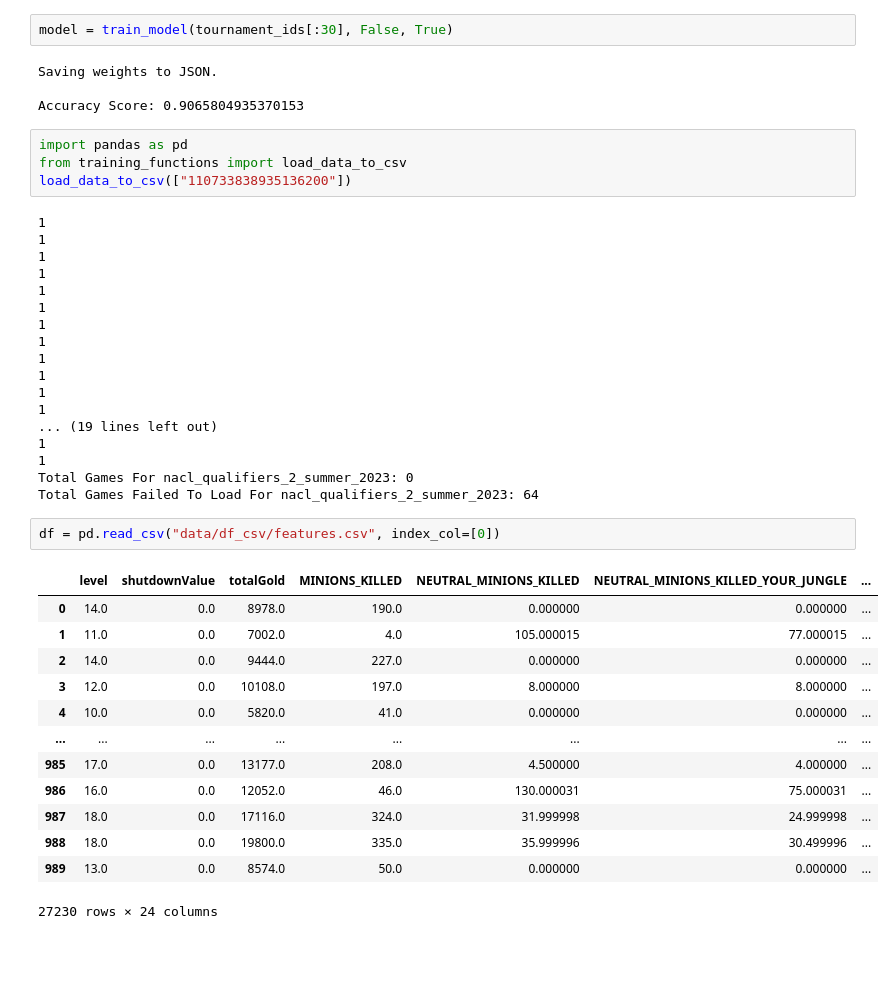
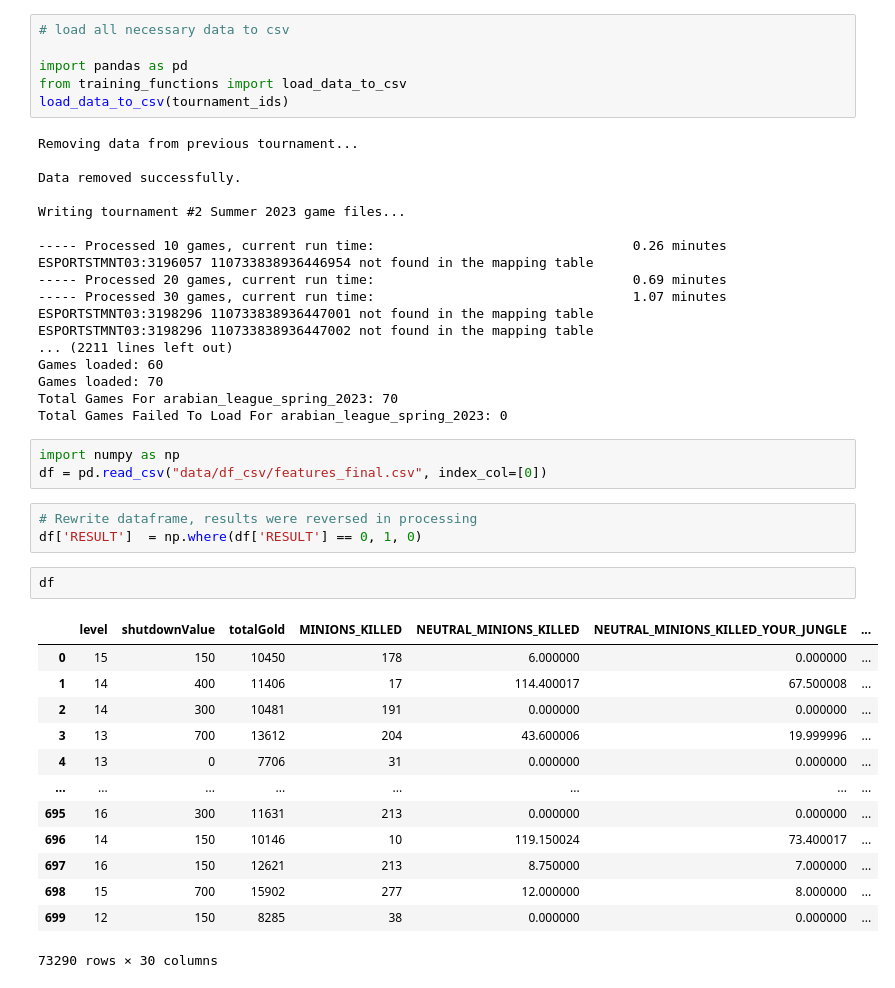
Before and after one commit to sammyoto/league-ranker, a Jupyter notebook: data_scripts/train_model.ipynb, the cells around one changed output. Cells and saved outputs as stored; diff of their text form; blank space fills up the shorter version.

```diff
--- a/data_scripts/train_model.ipynb
+++ b/data_scripts/train_model.ipynb
@@ -6,45 +6,47 @@ from data_helper_functions import get_tournament_ids_by_year
 tournament_ids = get_tournament_ids_by_year(2023)
-# %%
-model = train_model(tournament_ids[:30], False, True)
-# %% [output]
-Saving weights to JSON.
-
-Accuracy Score: 0.9065804935370153
 # %%
+# load all necessary data to csv
+
 import pandas as pd
 from training_functions import load_data_to_csv
-load_data_to_csv(["110733838935136200"])
+load_data_to_csv(tournament_ids)
 # %% [output]
-1
-1
-1
-1
-1
-1
-1
-1
-1
-1
-1
-1
-... (19 lines left out)
-1
-1
-Total Games For nacl_qualifiers_2_summer_2023: 0
-Total Games Failed To Load For nacl_qualifiers_2_summer_2023: 64
+Removing data from previous tournament...
+
+Data removed successfully.
+
+Writing tournament #2 Summer 2023 game files...
+
+----- Processed 10 games, current run time:                                 0.26 minutes
+ESPORTSTMNT03:3196057 110733838936446954 not found in the mapping table
+----- Processed 20 games, current run time:                                 0.69 minutes
+----- Processed 30 games, current run time:                                 1.07 minutes
+ESPORTSTMNT03:3198296 110733838936447001 not found in the mapping table
+ESPORTSTMNT03:3198296 110733838936447002 not found in the mapping table
+... (2211 lines left out)
+Games loaded: 60
+Games loaded: 70
+Total Games For arabian_league_spring_2023: 70
+Total Games Failed To Load For arabian_league_spring_2023: 0
 # %%
-df = pd.read_csv("data/df_csv/features.csv", index_col=[0])
+import numpy as np
+df = pd.read_csv("data/df_csv/features_final.csv", index_col=[0])
-# %% [output]
-|  | level | shutdownValue | totalGold | MINIONS_KILLED | NEUTRAL_MINIONS_KILLED | NEUTRAL_MINIONS_KILLED_YOUR_JUNGLE | ... |
-| 0 | 14.0 | 0.0 | 8978.0 | 190.0 | 0.000000 | 0.000000 | ... |
-| 1 | 11.0 | 0.0 | 7002.0 | 4.0 | 105.000015 | 77.000015 | ... |
-| 2 | 14.0 | 0.0 | 9444.0 | 227.0 | 0.000000 | 0.000000 | ... |
-| 3 | 12.0 | 0.0 | 10108.0 | 197.0 | 8.000000 | 8.000000 | ... |
-| 4 | 10.0 | 0.0 | 5820.0 | 41.0 | 0.000000 | 0.000000 | ... |
-| ... | ... | ... | ... | ... | ... | ... | ... |
-| 985 | 17.0 | 0.0 | 13177.0 | 208.0 | 4.500000 | 4.000000 | ... |
-| 986 | 16.0 | 0.0 | 12052.0 | 46.0 | 130.000031 | 75.000031 | ... |
-| 987 | 18.0 | 0.0 | 17116.0 | 324.0 | 31.999998 | 24.999998 | ... |
-| 988 | 18.0 | 0.0 | 19800.0 | 335.0 | 35.999996 | 30.499996 | ... |
-| 989 | 13.0 | 0.0 | 8574.0 | 50.0 | 0.000000 | 0.000000 | ... |
-27230 rows × 24 columns
+# %%
+# Rewrite dataframe, results were reversed in processing
+df['RESULT']  = np.where(df['RESULT'] == 0, 1, 0)
+# %%
+df
+# %% [output]
+|  | level | shutdownValue | totalGold | MINIONS_KILLED | NEUTRAL_MINIONS_KILLED | NEUTRAL_MINIONS_KILLED_YOUR_JUNGLE | ... |
+| 0 | 15 | 150 | 10450 | 178 | 6.000000 | 0.000000 | ... |
+| 1 | 14 | 400 | 11406 | 17 | 114.400017 | 67.500008 | ... |
+| 2 | 14 | 300 | 10481 | 191 | 0.000000 | 0.000000 | ... |
+| 3 | 13 | 700 | 13612 | 204 | 43.600006 | 19.999996 | ... |
+| 4 | 13 | 0 | 7706 | 31 | 0.000000 | 0.000000 | ... |
+| ... | ... | ... | ... | ... | ... | ... | ... |
+| 695 | 16 | 300 | 11631 | 213 | 0.000000 | 0.000000 | ... |
+| 696 | 14 | 150 | 10146 | 10 | 119.150024 | 73.400017 | ... |
+| 697 | 16 | 150 | 12621 | 213 | 8.750000 | 7.000000 | ... |
+| 698 | 15 | 700 | 15902 | 277 | 12.000000 | 8.000000 | ... |
+| 699 | 12 | 150 | 8285 | 38 | 0.000000 | 0.000000 | ... |
+73290 rows × 30 columns
```
Also changed, not shown: parts of 3 cells of this notebook, 3 other files.
